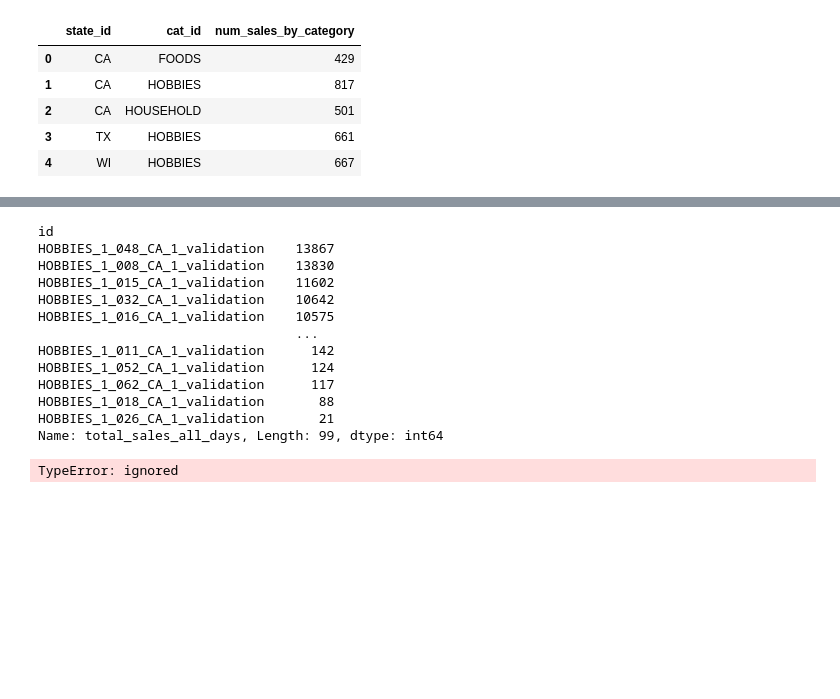
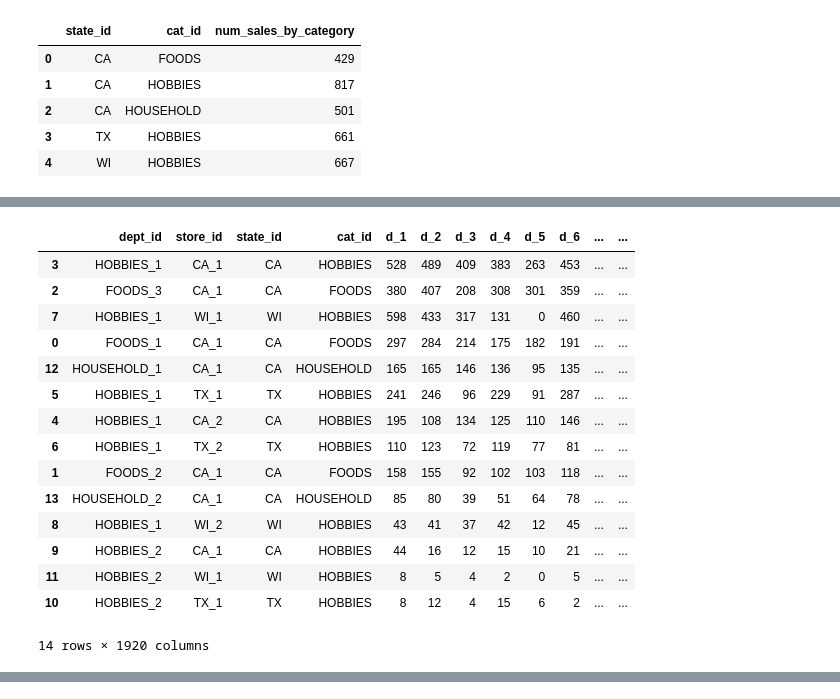
Before and after one commit to sonsiho/PythonForEngineer, a Jupyter notebook: Exercise1.ipynb, the cells around one changed output, grey strips where cells are left out. Saved outputs shown, nothing was run; the diff lists cells and outputs as text; code cells hidden in the pictures; blank space fills up the shorter version.

```diff
--- a/Exercise1.ipynb
+++ b/Exercise1.ipynb
@@ -305,6 +307,25 @@ fig.show()
 # %% [output]
 [interactive output not drawn]
 # %%
-df = train_sales_df.groupby(['dept_id', 'store_id', 'state_id', 'cat_id'])[train_sales_df.columns[6:]].sum().reset_index()
-df = df.sort_values('total_sales_all_days', ascending=False)
+# train_sales_df.columns[6:] : lấy sổ cột bắt đầu từ index = 6 tới hết
+df_by_dept_store_state_cat = train_sales_df.groupby(['dept_id', 'store_id', 'state_id', 'cat_id'])[train_sales_df.columns[6:]].sum().reset_index().sort_values('total_sales_all_days', ascending=False)
+
+df_by_dept_store_state_cat
+# %% [output]
+|  | dept_id | store_id | state_id | cat_id | d_1 | d_2 | d_3 | d_4 | d_5 | d_6 | ... | ... |
+| 3 | HOBBIES_1 | CA_1 | CA | HOBBIES | 528 | 489 | 409 | 383 | 263 | 453 | ... | ... |
+| 2 | FOODS_3 | CA_1 | CA | FOODS | 380 | 407 | 208 | 308 | 301 | 359 | ... | ... |
+| 7 | HOBBIES_1 | WI_1 | WI | HOBBIES | 598 | 433 | 317 | 131 | 0 | 460 | ... | ... |
+| 0 | FOODS_1 | CA_1 | CA | FOODS | 297 | 284 | 214 | 175 | 182 | 191 | ... | ... |
+| 12 | HOUSEHOLD_1 | CA_1 | CA | HOUSEHOLD | 165 | 165 | 146 | 136 | 95 | 135 | ... | ... |
+| 5 | HOBBIES_1 | TX_1 | TX | HOBBIES | 241 | 246 | 96 | 229 | 91 | 287 | ... | ... |
+| 4 | HOBBIES_1 | CA_2 | CA | HOBBIES | 195 | 108 | 134 | 125 | 110 | 146 | ... | ... |
+| 6 | HOBBIES_1 | TX_2 | TX | HOBBIES | 110 | 123 | 72 | 119 | 77 | 81 | ... | ... |
+| 1 | FOODS_2 | CA_1 | CA | FOODS | 158 | 155 | 92 | 102 | 103 | 118 | ... | ... |
+| 13 | HOUSEHOLD_2 | CA_1 | CA | HOUSEHOLD | 85 | 80 | 39 | 51 | 64 | 78 | ... | ... |
+| 8 | HOBBIES_1 | WI_2 | WI | HOBBIES | 43 | 41 | 37 | 42 | 12 | 45 | ... | ... |
+| 9 | HOBBIES_2 | CA_1 | CA | HOBBIES | 44 | 16 | 12 | 15 | 10 | 21 | ... | ... |
+| 11 | HOBBIES_2 | WI_1 | WI | HOBBIES | 8 | 5 | 4 | 2 | 0 | 5 | ... | ... |
+| 10 | HOBBIES_2 | TX_1 | TX | HOBBIES | 8 | 12 | 4 | 15 | 6 | 2 | ... | ... |
+14 rows × 1920 columns
 # %%
@@ -357,41 +382,3 @@ items_sold_per_days(df['state_id'], "Distribution of Sales Made In Each State",
 # %% [output]
 [interactive output not drawn]
 [interactive output not drawn]
-# %%
-train_sales_df.groupby(['id'])['total_sales_all_days'].sum().sort_values(ascending=False)
-# %% [output]
-id
-HOBBIES_1_048_CA_1_validation    13867
-HOBBIES_1_008_CA_1_validation    13830
-HOBBIES_1_015_CA_1_validation    11602
-HOBBIES_1_032_CA_1_validation    10642
-HOBBIES_1_016_CA_1_validation    10575
-                                 ...
-HOBBIES_1_011_CA_1_validation      142
-HOBBIES_1_052_CA_1_validation      124
-HOBBIES_1_062_CA_1_validation      117
-HOBBIES_1_018_CA_1_validation       88
-HOBBIES_1_026_CA_1_validation       21
-Name: total_sales_all_days, Length: 99, dtype: int64
-# %%
-sns.set_style('whitegrid')
-
-def plot_dailysales(spec_id):
-    """
-    plots the behavior of dailysales of specific ids i.e. spec_id
-
-    input: spec_id
-    returns : number of sales plotted across number of days
-    """
-    train_sales_df.loc[train_sales_df['id'] == spec_id ].set_index('id')[d_cols]\
-                .T\
-                .plot(figsize = (13,2.5),
-                      title =  str(spec_id)+"_item daily sales",
-                      color = next(color_cycle) )
-    plt.legend()
-    plt.show()
-
-plot_dailysales('FOODS_3_090_CA_3_validation')
-plot_dailysales('FOODS_3_586_TX_2_validation')
-# %% [output]
-TypeError: ignored
```
Also changed, not shown: parts of 3 cells of this notebook.
